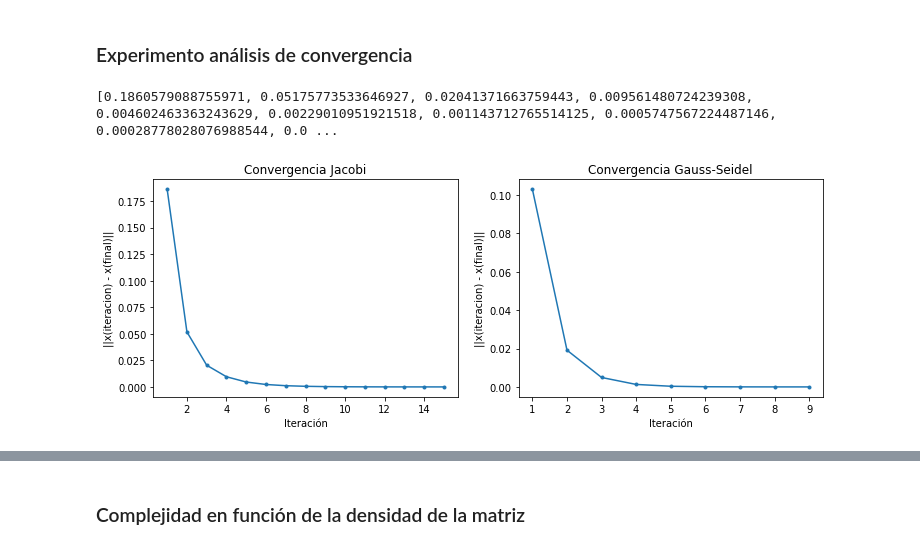
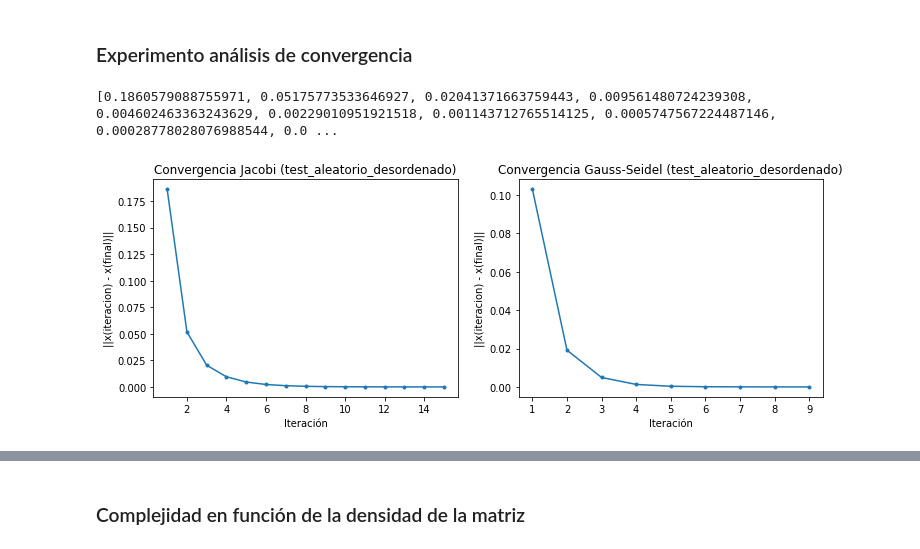
Before and after one commit to elgrandt/metodos-2022, a Jupyter notebook: TP3/python/experimentacion.ipynb, the cells around one changed output, grey strips where cells are left out. Drawn from its saved outputs; the diff is of its cells as text; code cells hidden in the pictures.

Commit message:
Agregados mas experimentos de convergencia y cerrados detalles finales para dejar la experimentación entregable.

```diff
--- a/TP3/python/experimentacion.ipynb
+++ b/TP3/python/experimentacion.ipynb
@@ -11,7 +11,7 @@ import time, os
 def almost_equals(a, b, tolerance = 1e-4):
     return abs(a - b) < tolerance
 # %%
-ruta_del_ejecutable = "../src/tp3.exe"
+ruta_del_ejecutable = "../src/tp3"
 np.random.seed(10)
 # %% [markdown]
 ### Ejecutar algoritmo
@@ -380,31 +380,39 @@ plt.close()
 [figure]
 # %% [markdown]
 ### Experimento análisis de convergencia
-# %%
-_, resultados_jb, iteraciones_jb = correr_experimento('../../tests/', 'test_aleatorio_desordenado.txt', 0.76, 'jb')
-_, resultados_gs, iteraciones_gs = correr_experimento('../../tests/', 'test_aleatorio_desordenado.txt', 0.76, 'gs')
-
-diferencias_jb = [np.linalg.norm(np.array(iteracion) - np.array(resultados_jb)) for iteracion in iteraciones_jb]
-diferencias_gs = [np.linalg.norm(np.array(iteracion) - np.array(resultados_gs)) for iteracion in iteraciones_gs]
-
-print(diferencias_jb)
-# %% [output]
-[0.1860579088755971, 0.05175773533646927, 0.02041371663759443, 0.009561480724239308, 0.004602463363243629, 0.00229010951921518, 0.001143712765514125, 0.0005747567224487146, 0.00028778028076988544, 0.0 ...
+# %%
+_, resultados_tad_jb, iteraciones_tad_jb = correr_experimento('../../tests/', 'test_aleatorio_desordenado.txt', 0.76, 'jb')
+_, resultados_tad_gs, iteraciones_tad_gs = correr_experimento('../../tests/', 'test_aleatorio_desordenado.txt', 0.76, 'gs')
+_, resultados_15s_jb, iteraciones_15s_jb = correr_experimento('../../tests/', 'test_15_segundos.txt', 0.9, 'jb')
+_, resultados_15s_gs, iteraciones_15s_gs = correr_experimento('../../tests/', 'test_15_segundos.txt', 0.9, 'gs')
+_, resultados_30s_jb, iteraciones_30s_jb = correr_experimento('../../tests/', 'test_30_segundos.txt', 0.8, 'jb')
+_, resultados_30s_gs, iteraciones_30s_gs = correr_experimento('../../tests/', 'test_30_segundos.txt', 0.8, 'gs')
+
+diferencias_tad_jb = [np.linalg.norm(np.array(iteracion) - np.array(resultados_tad_jb)) for iteracion in iteraciones_tad_jb]
+diferencias_tad_gs = [np.linalg.norm(np.array(iteracion) - np.array(resultados_tad_gs)) for iteracion in iteraciones_tad_gs]
+diferencias_15s_jb = [np.linalg.norm(np.array(iteracion) - np.array(resultados_15s_jb)) for iteracion in iteraciones_15s_jb]
+diferencias_15s_gs = [np.linalg.norm(np.array(iteracion) - np.array(resultados_15s_gs)) for iteracion in iteraciones_15s_gs]
+diferencias_30s_jb = [np.linalg.norm(np.array(iteracion) - np.array(resultados_30s_jb)) for iteracion in iteraciones_30s_jb]
+diferencias_30s_gs = [np.linalg.norm(np.array(iteracion) - np.array(resultados_30s_gs)) for iteracion in iteraciones_30s_gs]
+
+print(diferencias_tad_jb)
+# %% [output]
+[0.1860579088755971, 0.05175773533646927, 0.02041371663759443, 0.009561480724239308, 0.004602463363243629, 0.00229010951921518, 0.001143712765514125, 0.0005747567224487146, 0.00028778028076988544, 0.0 ...
 # %%
 fig, ((ax1, ax2)) = plt.subplots(1, 2, figsize = (12,4))
 
-ax1.plot([i + 1 for i in range(len(iteraciones_jb))], diferencias_jb, marker='.', linestyle='-')
+ax1.plot([i + 1 for i in range(len(iteraciones_tad_jb))], diferencias_tad_jb, marker='.', linestyle='-')
 ax1.set_xlabel("Iteración")
 ax1.set_ylabel("||x(iteracion) - x(final)||")
-ax1.set_title("Convergencia Jacobi")
+ax1.set_title("Convergencia Jacobi (test_aleatorio_desordenado)")
 
-ax2.plot([i + 1 for i in range(len(iteraciones_gs))], diferencias_gs, marker='.', linestyle='-')
+ax2.plot([i + 1 for i in range(len(iteraciones_tad_gs))], diferencias_tad_gs, marker='.', linestyle='-')
 ax2.set_xlabel("Iteración")
 ax2.set_ylabel("||x(iteracion) - x(final)||")
-ax2.set_title("Convergencia Gauss-Seidel")
+ax2.set_title("Convergencia Gauss-Seidel (test_aleatorio_desordenado)")
 
-plt.savefig('./graficos/experimento_convergencia.png')
+plt.savefig('./graficos/experimento_convergencia_tad.png')
 plt.show()
 plt.close()
 # %% [output]
-[figure, old version]
+[figure, new version]
```
Also changed, not shown: parts of 3 cells of this notebook, 4 other files.
